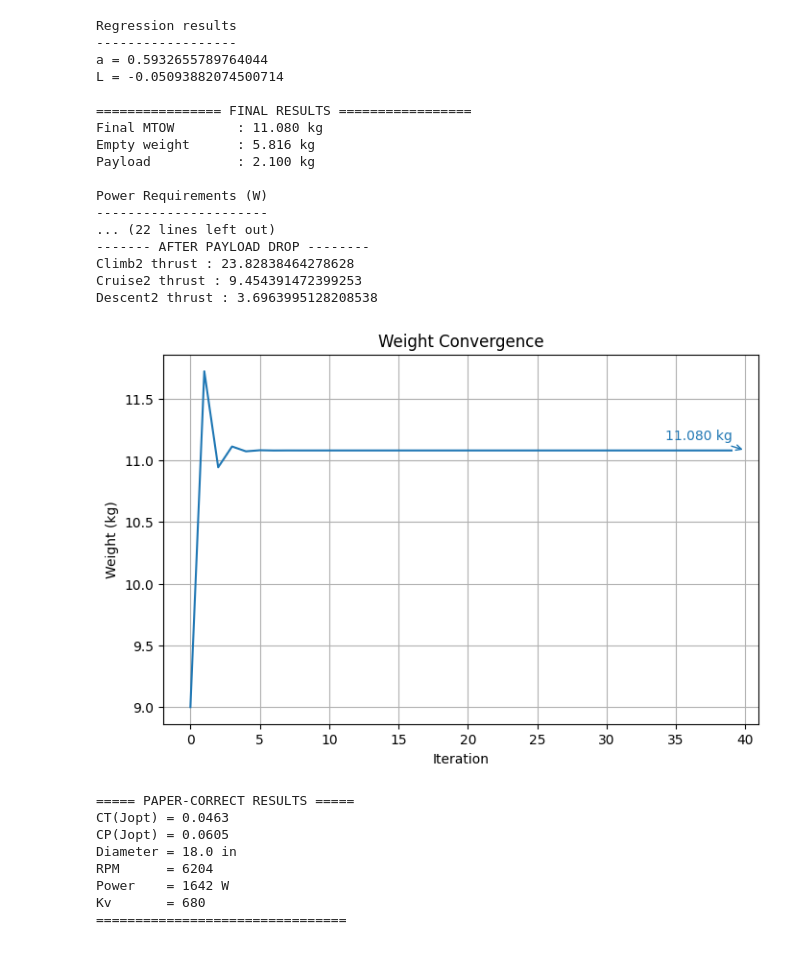
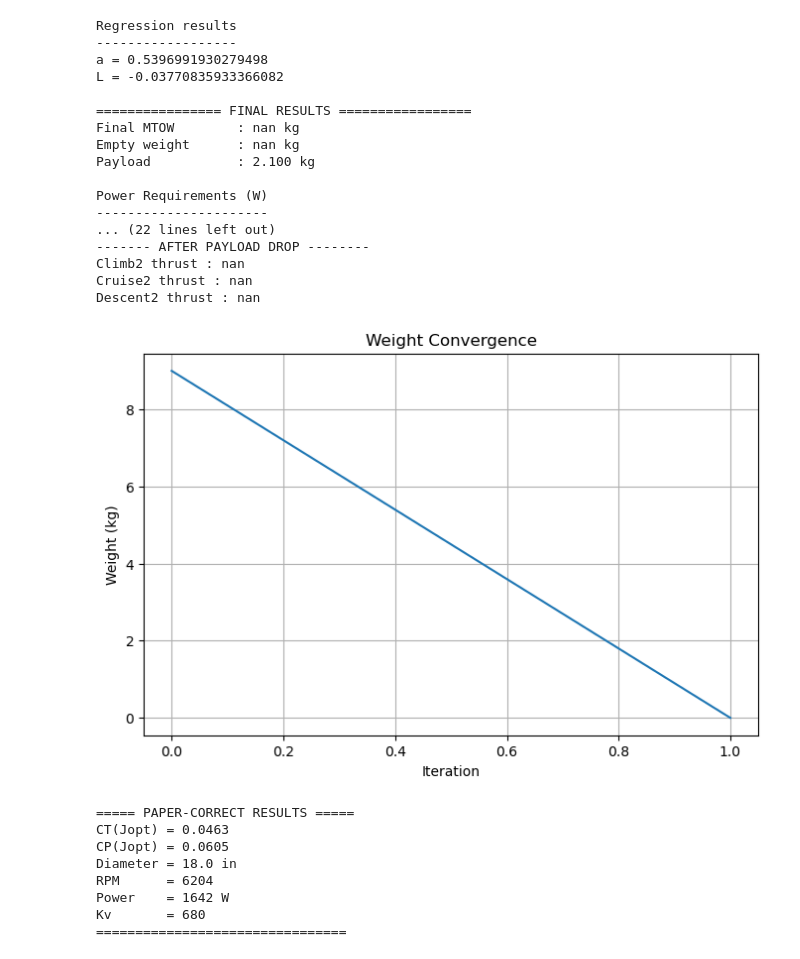
Before and after one commit to abhijeetmangela/skunk_works, a Jupyter notebook: Week_6/UPDATED_WEIGHT_ESTIMATION-4.ipynb, the cells around one changed output. Drawn from its saved outputs; the diff is of its cells as text; code cells hidden in the pictures.

```diff
--- a/Week_6/UPDATED_WEIGHT_ESTIMATION-4.ipynb
+++ b/Week_6/UPDATED_WEIGHT_ESTIMATION-4.ipynb
@@ -92,9 +92,9 @@ def Total_energy(Weight):
 # =========================================================
 # ----------------- LOAD EXCEL DATA -----------------------
 # =========================================================
-Data = pd.read_excel("drone excel.xlsx")
-Mtow_array = Data["MTOW(kg)"].to_numpy()
-Empty_weight_array = Data["Empty_Weight (kg)"].to_numpy()
+Data = pd.read_excel("Drone_dataset.xlsx")
+Mtow_array = Data["MTOW (kg)"].to_numpy()
+Empty_weight_array = Data["Empty Weight (kg)"].to_numpy()
 Empty_weight_ratios = Empty_weight_array / Mtow_array
 # =========================================================
 # ------------- EMPTY WEIGHT REGRESSION -------------------
@@ -125,7 +125,7 @@ for _ in range(40):
     P_cruise = Power_cruise(V_cruise, W)
     P_loiter = Power_loiter(V_loiter, W)
     P_max = max(P_climb, P_cruise, P_loiter)
-    W_pp = P_max / power_density
+    W_pp = 1200*g # P_max / power_density
     W_empty = a * W0**L * W0
     W0_new =  (payload_mass + W_b )/(1-(W_pp + W_empty)/W0)
 
@@ -210,41 +210,41 @@ Treq=max(T_climb,T_climb2,T_cruise,T_cruise2,T_descent,T_descent2,T_loiter)
 # =========================================================
 os.makedirs("figures", exist_ok=True)
 # ---------------------------------------------------------
 # Convergence Plot
 # ---------------------------------------------------------
 
 iters = list(range(1, len(Weight_array) + 1))
 
 plt.figure(figsize=(8, 5))
 plt.plot(range(len(Weight_array)), Weight_array)
 plt.xlabel("Iteration")
 plt.ylabel("Weight (kg)")
 plt.title("Weight Convergence")
 plt.annotate(f'{final_weight:.3f} kg', xy=(iters[-1], final_weight), xytext=(-60, 8), textcoords='offset points',
                  arrowprops=dict(arrowstyle='->', color='tab:blue'), fontsize=10, color='tab:blue')
 plt.grid(True)
 plt.show()
 plt.savefig("figures/weight_convergence.png", dpi=300)
 plt.close()
 # %% [output]
 Regression results
 ------------------
-a = 0.5932655789764044
-L = -0.05093882074500714
+a = 0.5396991930279498
+L = -0.03770835933366082
 
 ================ FINAL RESULTS =================
-Final MTOW        : 11.080 kg
-Empty weight      : 5.816 kg
+Final MTOW        : nan kg
+Empty weight      : nan kg
 Payload           : 2.100 kg
 
 Power Requirements (W)
 ----------------------
 ... (22 lines left out)
 ------- AFTER PAYLOAD DROP --------
-Climb2 thrust : 23.82838464278628
-Cruise2 thrust : 9.454391472399253
-Descent2 thrust : 3.6963995128208538
+Climb2 thrust : nan
+Cruise2 thrust : nan
+Descent2 thrust : nan
-[figure, old version]
+[figure, new version]
 # %%
 import math
 import numpy as np
```
Also changed, not shown: 2 other files.
